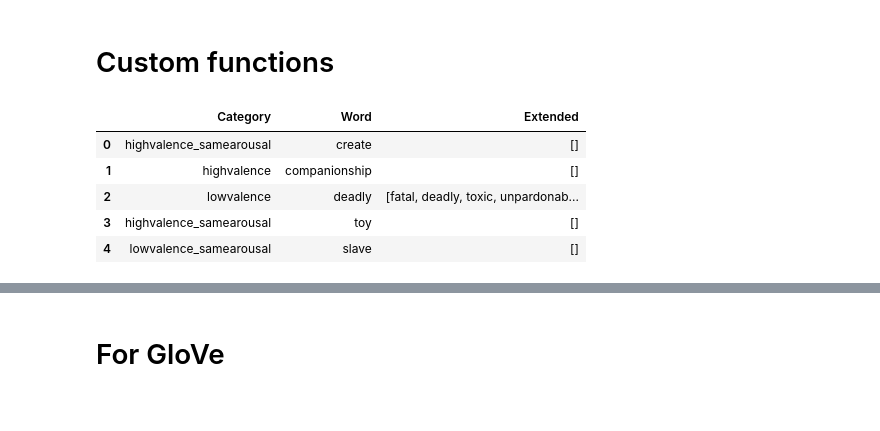
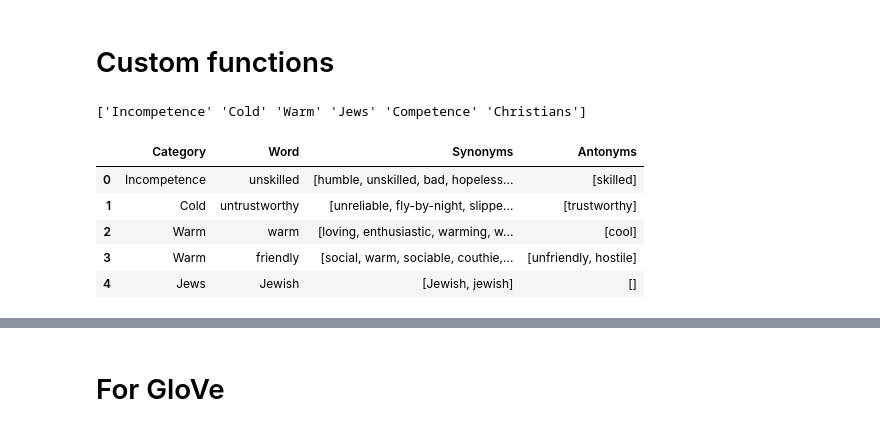
Before and after one commit to blake1407/Thesis, a Jupyter notebook: Create Dictionary/Data compiling.ipynb, the cells around one changed output, grey strips where cells are left out. Saved outputs shown, nothing was run; the diff lists cells and outputs as text; code cells hidden in the pictures.

```diff
--- a/Create Dictionary/Data compiling.ipynb
+++ b/Create Dictionary/Data compiling.ipynb
@@ -148,22 +189,54 @@ def get_synonyms(word):
 # %%
 df = pd.read_csv("Raw_vocab_dictionary.csv")
 
-#For testing
-# count = 0
-# for word in df["Word"]:
-#     print(get_synonyms(word))
-#     count+=1
-#     if count ==50:
-#         break
+# Check categories
+print(df['Category'].unique())
 
+#Synonym and Antonyms of each word
 df["Synonyms"] = df["Word"].apply(get_synonyms)
+df["Antonyms"] = df["Word"].apply(get_antonyms)
+
+word_dict = defaultdict(list)
+
+for idx, row in df.iterrows():
+    comp_antonyms = []
+    if row["Category"] == "Cold":
+        cold_antonyms = get_antonyms(row["Synonyms"])
+        word_dict["Cold"].extend(row["Synonyms"])
+    if row["Category"] == "Warm":
+        warm_antonyms = get_antonyms(row["Synonyms"])
+        word_dict["Warm"].extend(row["Synonyms"])
+    if row["Category"] == "Competence":
+        comp_antonyms = get_antonyms(row["Synonyms"])
+        word_dict["Competence"].extend(row["Synonyms"])
+    if row["Category"] == "Incompetence":
+        incomp_antonyms = get_antonyms(row["Synonyms"])
+        word_dict["Incompetence"].extend(row["Synonyms"])
+    if row["Category"] == "Jews":
+        word_dict["Jews"].extend(row["Synonyms"])
+    if row["Category"] == "Christians":
+        word_dict["Christians"].extend(row["Synonyms"])
+
+    word_dict["Warm"].extend(cold_antonyms)
+    word_dict["Cold"].extend(warm_antonyms)
+    word_dict["Competence"].extend(incomp_antonyms)
+    word_dict["Incompetence"].extend(comp_antonyms)
+
+
+word_dict["Warm"] = list(set(word_dict["Warm"]))
+word_dict["Cold"] = list(set(word_dict["Cold"]))
+word_dict["Competence"] = list(set(word_dict["Competence"]))
+word_dict["Incompetence"] = list(set(word_dict["Incompetence"]))
+
+
 df.head()
 # %% [output]
+['Incompetence' 'Cold' 'Warm' 'Jews' 'Competence' 'Christians']
-|  | Category | Word | Extended |
-| 0 | highvalence_samearousal | create | [] |
-| 1 | highvalence | companionship | [] |
-| 2 | lowvalence | deadly | [fatal, deadly, toxic, unpardonab... |
-| 3 | highvalence_samearousal | toy | [] |
-| 4 | lowvalence_samearousal | slave | [] |
+|  | Category | Word | Synonyms | Antonyms |
+| 0 | Incompetence | unskilled | [humble, unskilled, bad, hopeless... | [skilled] |
+| 1 | Cold | untrustworthy | [unreliable, fly-by-night, slippe... | [trustworthy] |
+| 2 | Warm | warm | [loving, enthusiastic, warming, w... | [cool] |
+| 3 | Warm | friendly | [social, warm, sociable, couthie,... | [unfriendly, hostile] |
+| 4 | Jews | Jewish | [Jewish, jewish] | [] |
 # %%
 df.to_csv("Processed_vocab_dictionary.csv", index=False)
```
Also changed, not shown: parts of 4 cells of this notebook, 14 other files.
